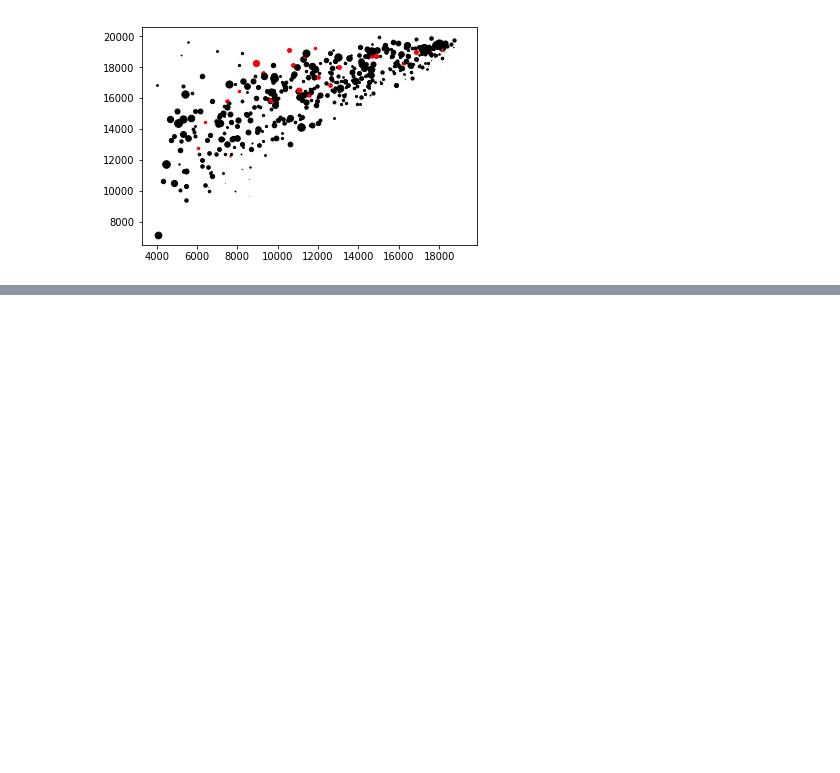
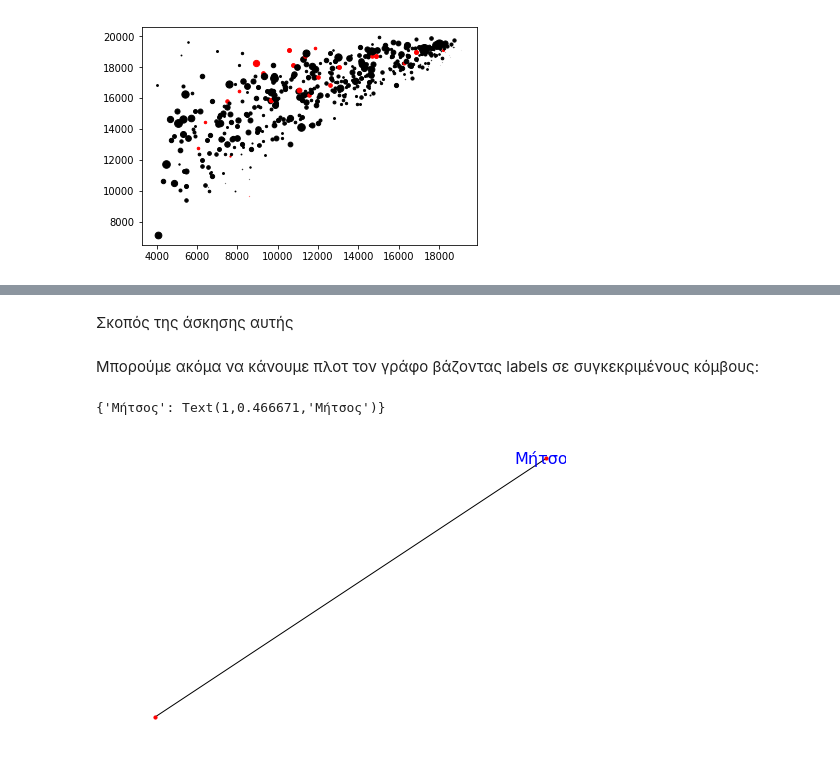
Before and after one commit to kantale/python_lessons, a Jupyter notebook: assignment_5.ipynb, the cells around one changed output, grey strips where cells are left out. Drawn from its saved outputs; the diff is of its cells as text; code cells hidden in the pictures; blank space fills up the shorter version.

```diff
--- a/assignment_5.ipynb
+++ b/assignment_5.ipynb
@@ -429,0 +538,12 @@ df
+# %% [markdown]
+Σκοπός της άσκησης αυτής
+# %% [markdown]
+Μπορούμε ακόμα να κάνουμε πλοτ τον γράφο βάζοντας labels σε συγκεκριμένους κόμβους:
+# %%
+pos=nx.spring_layout(G)
+
+nx.draw(G, pos=pos, with_labels=False, node_size= 10)
+nx.draw_networkx_labels(G, pos=pos, labels={'Μήτσος': 'Μήτσος'}, font_size=16, font_color='b')
+# %% [output]
+{'Μήτσος': Text(1,0.466671,'Μήτσος')}
+[figure, added]
```
Also changed, not shown: parts of 15 cells of this notebook.
